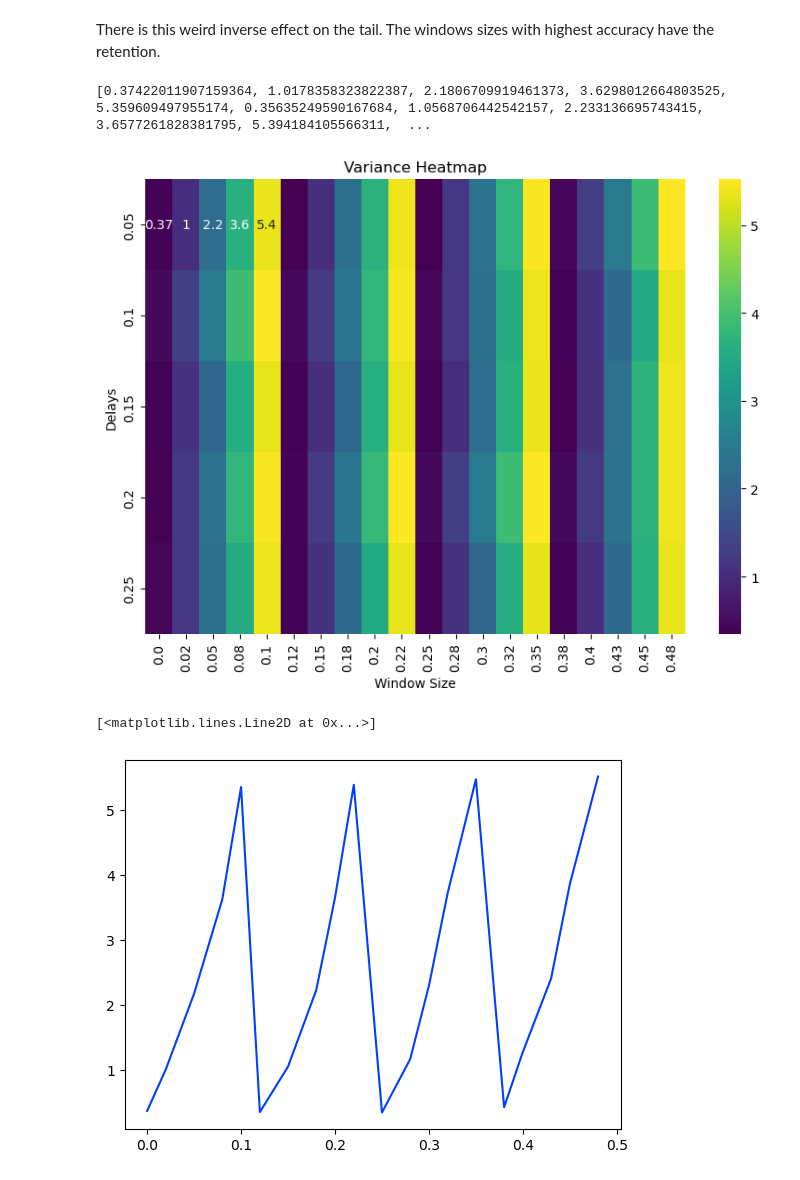
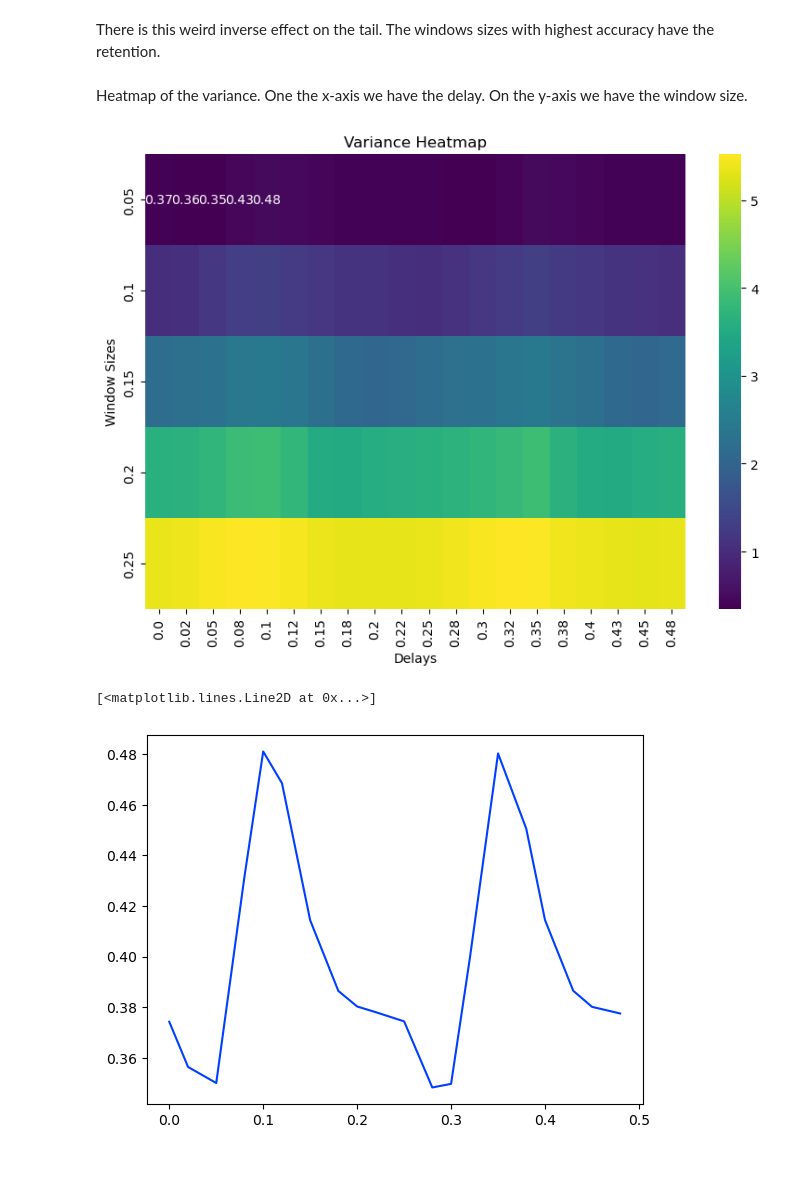
Before and after one commit to daniyarzt/neuromodelling, a Jupyter notebook: notebooks/classification_with_time_delay.ipynb, the cells around one changed output. Drawn from its saved outputs; the diff is of its cells as text; code cells hidden in the pictures.

Commit message:
Fixed a bug in variance heatmap calculation

```diff
--- a/notebooks/classification_with_time_delay.ipynb
+++ b/notebooks/classification_with_time_delay.ipynb
@@ -169,10 +169,15 @@ def get_n_spikes_in_time_interval_with_bisect(session, regionstr, time_start, ti
 
     return region_spikes
 # %%
-def get_spike_vectors(session, delay : float, stimuli : pd.DataFrame, regionstr : str, window_size : float = None):
+def get_spike_vectors(session, delay : float, stimuli : pd.DataFrame, regionstr : str, window_size : float = None, partial : float = None):
     """Should return a DataFrame where each line corresponds to a vector of
     spike numbers for each unit. Could be optimized!"""
     sti_ids = stimuli.index.values
+    if not partial is None:
+        sti_ids_size = sti_ids.shape[0]
+        perm = np.random.permutation(np.arange(sti_ids_size))
+        partial_size = int(partial * sti_ids_size)
+        sti_ids = sti_ids[perm[:partial_size]]
     rows = []
     for sti_id in sti_ids:
         stimulus = stimuli.loc[sti_id]
@@ -193,2 +200,3 @@ def get_spike_vectors(session, delay : float, stimuli : pd.DataFrame, regionstr
 # %%
-spike_vectors = get_spike_vectors(oursession, 0.0, natural_scenes, "VISam")
+spike_vectors = get_spike_vectors(oursession, 0.0, natural_scenes, "VISam", partial = 0.5)
+spike_vectors.shape
@@ -217,14 +227,18 @@ Experiment with delay.
 # %%
-def experiment_with_delay(delay : float, stimuli : pd.DataFrame, regionstr : str = "VISam", window_size : float = None, withlogs = True):
-    spike_vectors = get_spike_vectors(oursession, delay, stimuli, regionstr, window_size)
+def experiment_with_delay(delay : float, stimuli : pd.DataFrame, regionstr : str = "VISam", window_size : float = None, withlogs = True, partial : float = None):
+    spike_vectors = get_spike_vectors(oursession, delay, stimuli, regionstr, window_size, partial = partial)
+    stimuli_ids = spike_vectors.index
 
     #Find the frame that corresponds to the presentation id and convert it to int numpy array.
-    targets = stimuli.loc[image_ids, "frame"] # right now works only with natural_scenes!
+    targets = stimuli.loc[stimuli_ids, "frame"] # right now works only with natural_scenes!
     targets = targets.values.astype(int)
     labels = np.unique(targets)  #There should be 118 labels, one per image.
 
     #The codification of the images, as a 2D numpy array instead
     spikes_presentation = spike_vectors.values.astype(float)
+
+    if withlogs:
+        print(f'Data Shape: {spikes_presentation.shape}')
 
     #Initialize the vectors
     accuracies = []
@@ -250,6 +264,7 @@ def experiment_with_delay(delay : float, stimuli : pd.DataFrame, regionstr : str
 
     # #Get the mean!
     if withlogs:
+        print(f'Experiment with regionstr = {regionstr}, delay = {delay}, partial = {partial}, window_size = {window_size}')
         print(f"Cross-validated mean accuracy: {100*np.mean(accuracies):.1f}%")
         print(f"Ch?ance of random guess: {100/labels.size:.2f}%") #1/118
     return 100*np.mean(accuracies)
@@ -468,21 +483,21 @@ plt.show()
 [figure]
 # %% [markdown]
 There is this weird inverse effect on the tail. The windows sizes with highest accuracy have the retention.
+# %% [markdown]
+Heatmap of the variance. One the x-axis we have the delay. On the y-axis we have the window size.
 # %%
 window_sizes = np.round(np.arange(0.05, 0.25 + 1e-5, 0.05), 2)
 delays = np.round(np.arange(0.0, 0.50, 0.025), 2)
 
-mesh = np.meshgrid(window_sizes, delays)
+variance_hm = []
 
-variance_hm = []
-for window_size, delay in tqdm(tuple(zip(mesh[0].flatten(), mesh[1].flatten())), desc="Computing variance heatmap values..."):
-    spike_vectors = get_spike_vectors(oursession, delay, natural_scenes, "VISam", window_size)
-    spikes_presentation = spike_vectors.values.astype(float)
-    variance_hm.append(spikes_presentation.var())
-
-variance_hm = np.array(variance_hm).reshape(window_sizes.shape[0], delays.shape[0])
+for window_size in tqdm(window_sizes, "Calculating variance heatmap"):
+    variance_lst = []
+    for delay in delays:
+        spike_vectors = get_spike_vectors(oursession, delay, natural_scenes, "VISam", window_size)
+        spikes_presentation = spike_vectors.values.astype(float)
+        variance_lst.append(spikes_presentation.var())
+    variance_hm.append(variance_lst)
-# %% [output]
-[0.37422011907159364, 1.0178358323822387, 2.1806709919461373, 3.6298012664803525, 5.359609497955174, 0.35635249590167684, 1.0568706442542157, 2.233136695743415, 3.6577261828381795, 5.394184105566311,  ...
 # %%
 # Export dictionary to a pickle file
 with open('cashed_data/variance_heatmanp.pickle', 'wb') as pickle_file:
@@ -490,19 +505,19 @@ with open('cashed_data/variance_heatmanp.pickle', 'wb') as pickle_file:
 # %%
 with open('cashed_data/variance_heatmanp.pickle', 'rb') as pickle_file:
     variance_hm = pickle.load(pickle_file)
 
 # Create the heatmap
-plt.figure(figsize=(8, 6))  # Adjust the figure size as needed
+plt.figure(figsize=(8, 6))
 sns.heatmap(variance_hm, annot=True, cmap='viridis', xticklabels=delays, yticklabels=window_sizes)  # 'viridis' is just one of many available colormaps
 plt.title('Variance Heatmap')
-plt.xlabel('Window Size')
-plt.ylabel('Delays')
+plt.xlabel('Delays')
+plt.ylabel('Window Sizes')
 plt.tight_layout()
 plt.show()
 # %% [output]
-[figure, old version]
+[figure, new version]
 # %%
 plt.plot(delays, variance_hm[0])
 # %% [output]
 [<matplotlib.lines.Line2D at 0x...>]
-[figure, old version]
+[figure, new version]
```
Also changed, not shown: parts of 8 cells of this notebook, 1 other file.
